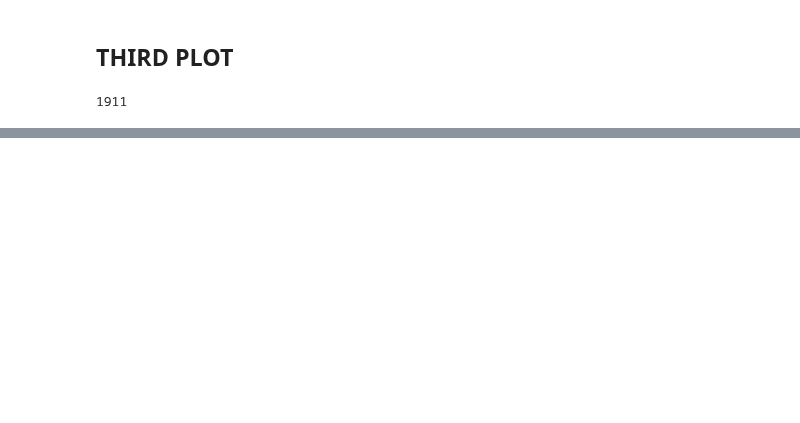
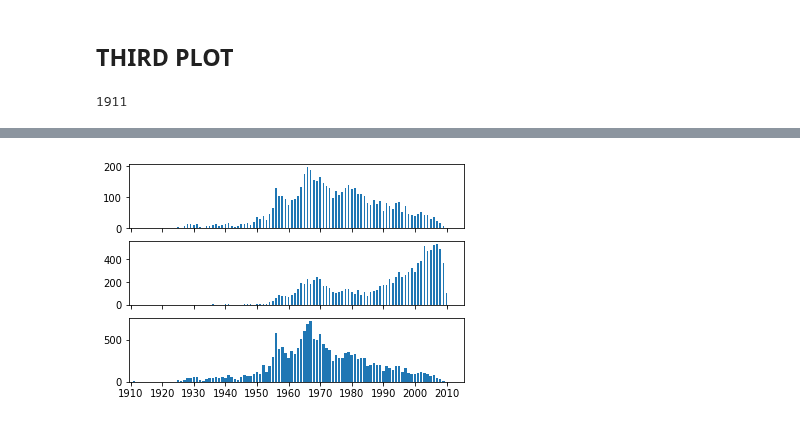
Before and after one commit to padesplaces/ada2017, a Jupyter notebook: project/poster.ipynb, the cells around one changed output, grey strips where cells are left out. Saved outputs shown, nothing was run; the diff lists cells and outputs as text; code cells hidden in the pictures; blank space fills up the shorter version.

```diff
--- a/project/poster.ipynb
+++ b/project/poster.ipynb
@@ -250,0 +254,9 @@ plt.show()
+# %%
+fig, axes = plt.subplots(3,1,sharex='col')
+years_originals_padded.plot(kind="bar", ax=axes[0])
+years_covers_padded.plot(kind="bar", ax=axes[1])
+axes[2].bar(np.arange(len(covers_per_original_year)),covers_per_original_year)
+plt.xticks(np.arange(0,106,10), np.arange(1910,2016,10),rotation=0)
+plt.show()
+# %% [output]
+[figure, added]
```
Also changed, not shown: parts of 5 cells of this notebook, 4 other files.
